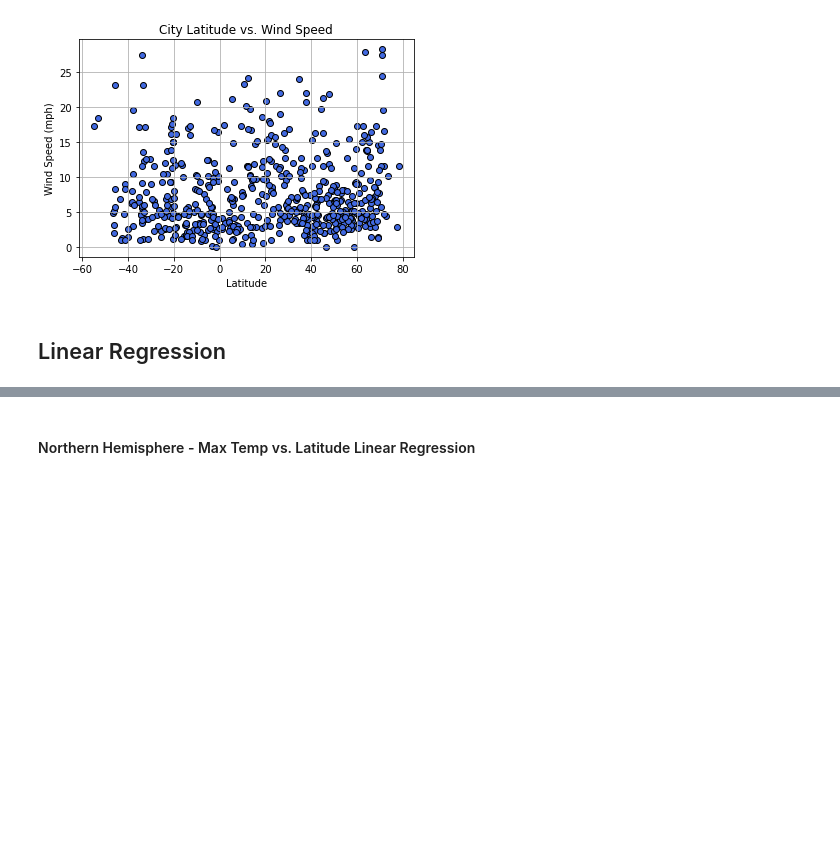
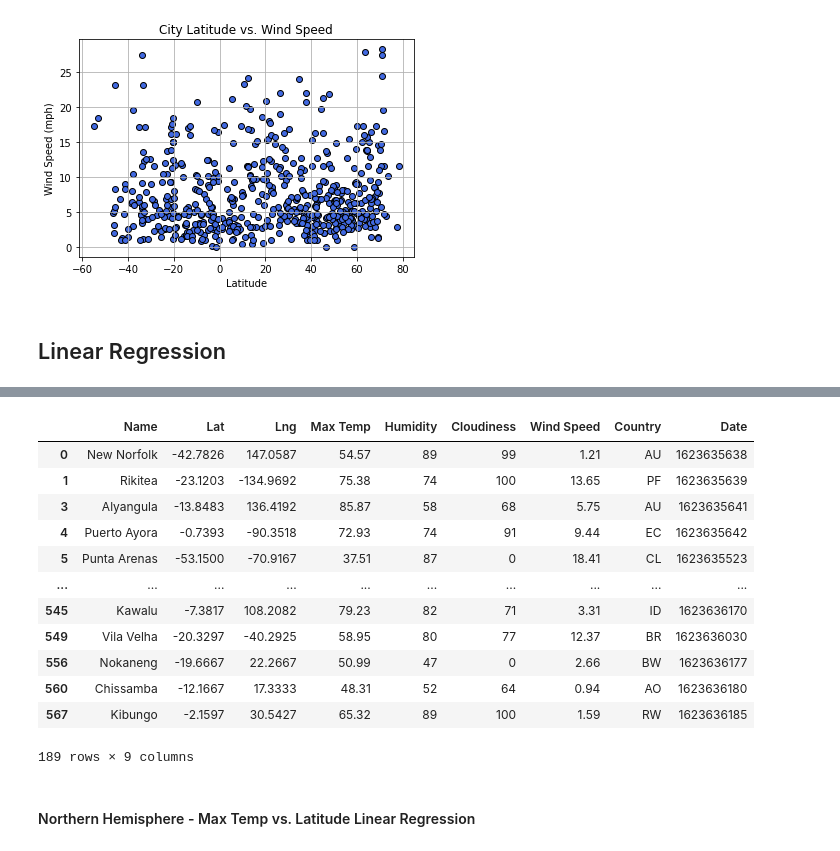
Before and after one commit to LP-116/python-api-challenge, a Jupyter notebook: WeatherPy/WeatherPy.ipynb, the cells around one changed output, grey strips where cells are left out. Cells and saved outputs as stored; diff of their text form; code cells hidden in the pictures; blank space fills up the shorter version.

```diff
--- a/WeatherPy/WeatherPy.ipynb
+++ b/WeatherPy/WeatherPy.ipynb
@@ -298,3 +315,20 @@ northern_df
+# %%
+southern_df = weather_df.loc[weather_df["Lat"] < 0, :]
+southern_df
+# %% [output]
+|  | Name | Lat | Lng | Max Temp | Humidity | Cloudiness | Wind Speed | Country | Date |
+| 0 | New Norfolk | -42.7826 | 147.0587 | 54.57 | 89 | 99 | 1.21 | AU | 1623635638 |
+| 1 | Rikitea | -23.1203 | -134.9692 | 75.38 | 74 | 100 | 13.65 | PF | 1623635639 |
+| 3 | Alyangula | -13.8483 | 136.4192 | 85.87 | 58 | 68 | 5.75 | AU | 1623635641 |
+| 4 | Puerto Ayora | -0.7393 | -90.3518 | 72.93 | 74 | 91 | 9.44 | EC | 1623635642 |
+| 5 | Punta Arenas | -53.1500 | -70.9167 | 37.51 | 87 | 0 | 18.41 | CL | 1623635523 |
+| ... | ... | ... | ... | ... | ... | ... | ... | ... | ... |
+| 545 | Kawalu | -7.3817 | 108.2082 | 79.23 | 82 | 71 | 3.31 | ID | 1623636170 |
+| 549 | Vila Velha | -20.3297 | -40.2925 | 58.95 | 80 | 77 | 12.37 | BR | 1623636030 |
+| 556 | Nokaneng | -19.6667 | 22.2667 | 50.99 | 47 | 0 | 2.66 | BW | 1623636177 |
+| 560 | Chissamba | -12.1667 | 17.3333 | 48.31 | 52 | 64 | 0.94 | AO | 1623636180 |
+| 567 | Kibungo | -2.1597 | 30.5427 | 65.32 | 89 | 100 | 1.59 | RW | 1623636185 |
+189 rows × 9 columns
 # %% [markdown]
 ####  Northern Hemisphere - Max Temp vs. Latitude Linear Regression
 # %% [markdown]
```
Also changed, not shown: parts of 6 cells of this notebook, 4 other files.
